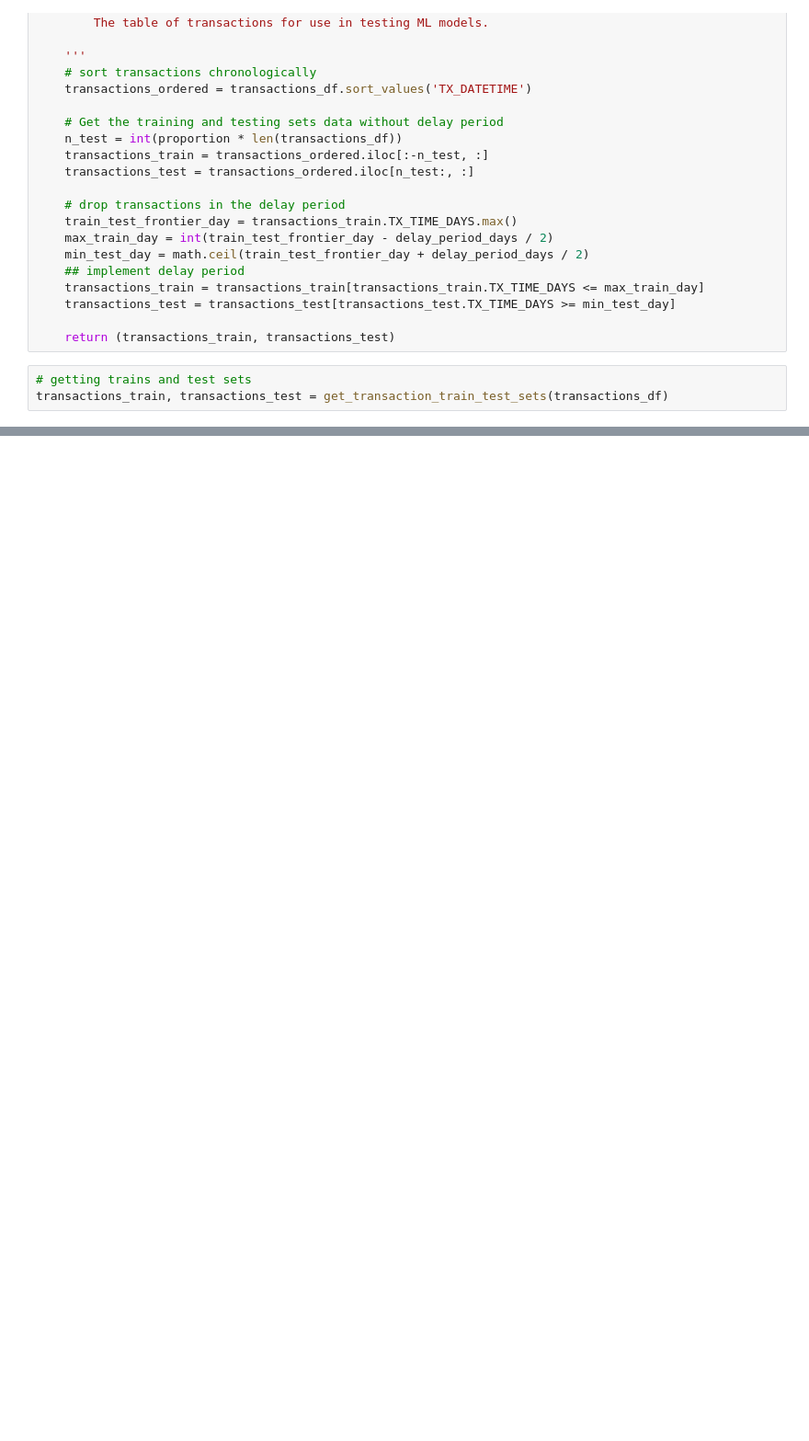
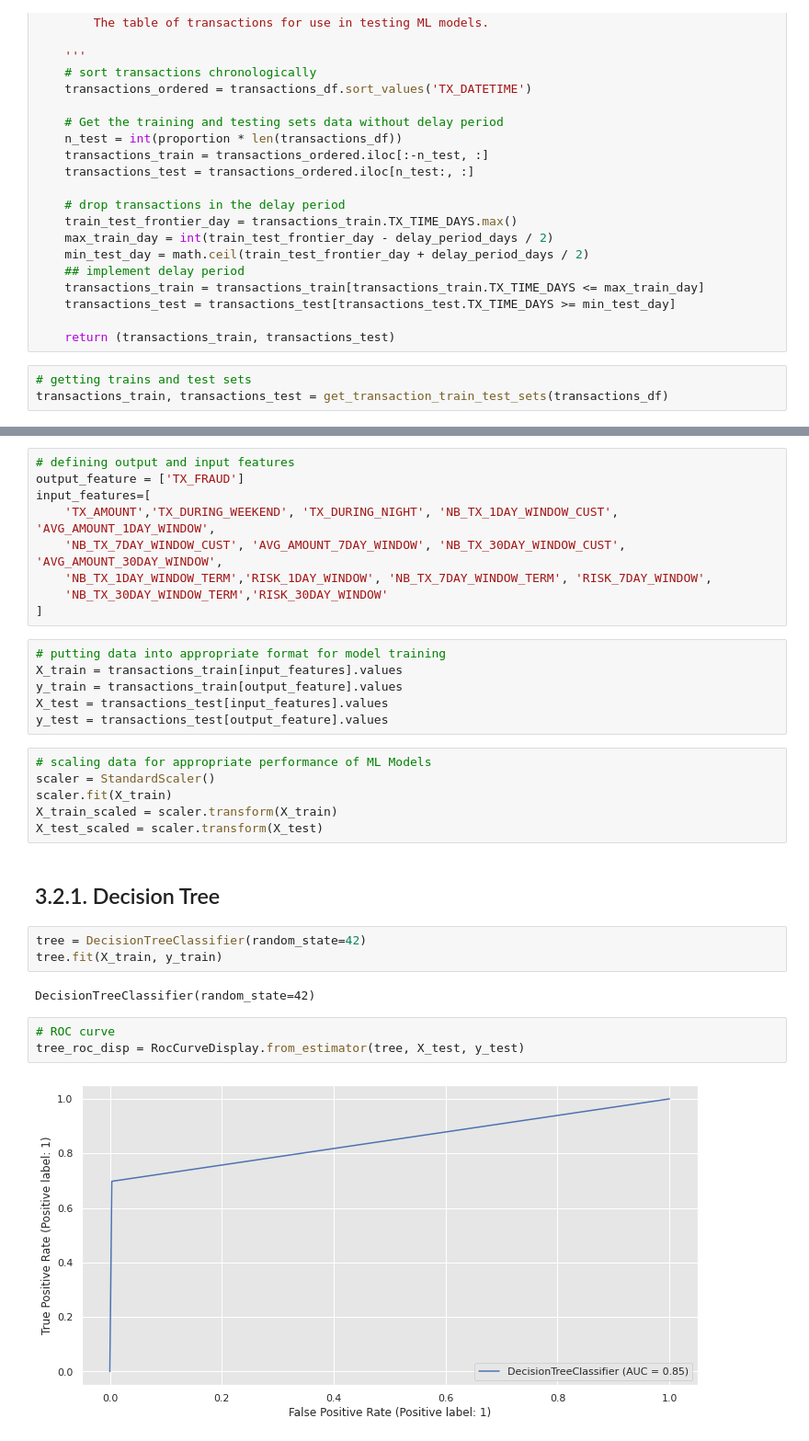
Before and after one commit to edsoncezar16/credit_card_fraud_detection, a Jupyter notebook: sh4ck.ipynb, the cells around one changed output, grey strips where cells are left out. Shown at 92% size. Saved outputs shown, nothing was run; the diff lists cells and outputs as text; blank space fills up the shorter version.

Commit message:
Set up data prep, train and assess tree classifier

```diff
--- a/sh4ck.ipynb
+++ b/sh4ck.ipynb
@@ -911,0 +942,33 @@ transactions_test.TX_FRAUD.value_counts(normalize=True)
+# %%
+# defining output and input features
+output_feature = ['TX_FRAUD']
+input_features=[
+    'TX_AMOUNT','TX_DURING_WEEKEND', 'TX_DURING_NIGHT', 'NB_TX_1DAY_WINDOW_CUST', 'AVG_AMOUNT_1DAY_WINDOW',
+    'NB_TX_7DAY_WINDOW_CUST', 'AVG_AMOUNT_7DAY_WINDOW', 'NB_TX_30DAY_WINDOW_CUST', 'AVG_AMOUNT_30DAY_WINDOW',
+    'NB_TX_1DAY_WINDOW_TERM','RISK_1DAY_WINDOW', 'NB_TX_7DAY_WINDOW_TERM', 'RISK_7DAY_WINDOW',
+    'NB_TX_30DAY_WINDOW_TERM','RISK_30DAY_WINDOW'
+]
+# %%
+# putting data into appropriate format for model training
+X_train = transactions_train[input_features].values
+y_train = transactions_train[output_feature].values
+X_test = transactions_test[input_features].values
+y_test = transactions_test[output_feature].values
+# %%
+# scaling data for appropriate performance of ML Models
+scaler = StandardScaler()
+scaler.fit(X_train)
+X_train_scaled = scaler.transform(X_train)
+X_test_scaled = scaler.transform(X_test)
+# %% [markdown]
+## 3.2.1. Decision Tree
+# %%
+tree = DecisionTreeClassifier(random_state=42)
+tree.fit(X_train, y_train)
+# %% [output]
+DecisionTreeClassifier(random_state=42)
+# %%
+# ROC curve
+tree_roc_disp = RocCurveDisplay.from_estimator(tree, X_test, y_test)
+# %% [output]
+[figure, added]
```
Also changed, not shown: parts of 7 cells of this notebook.
